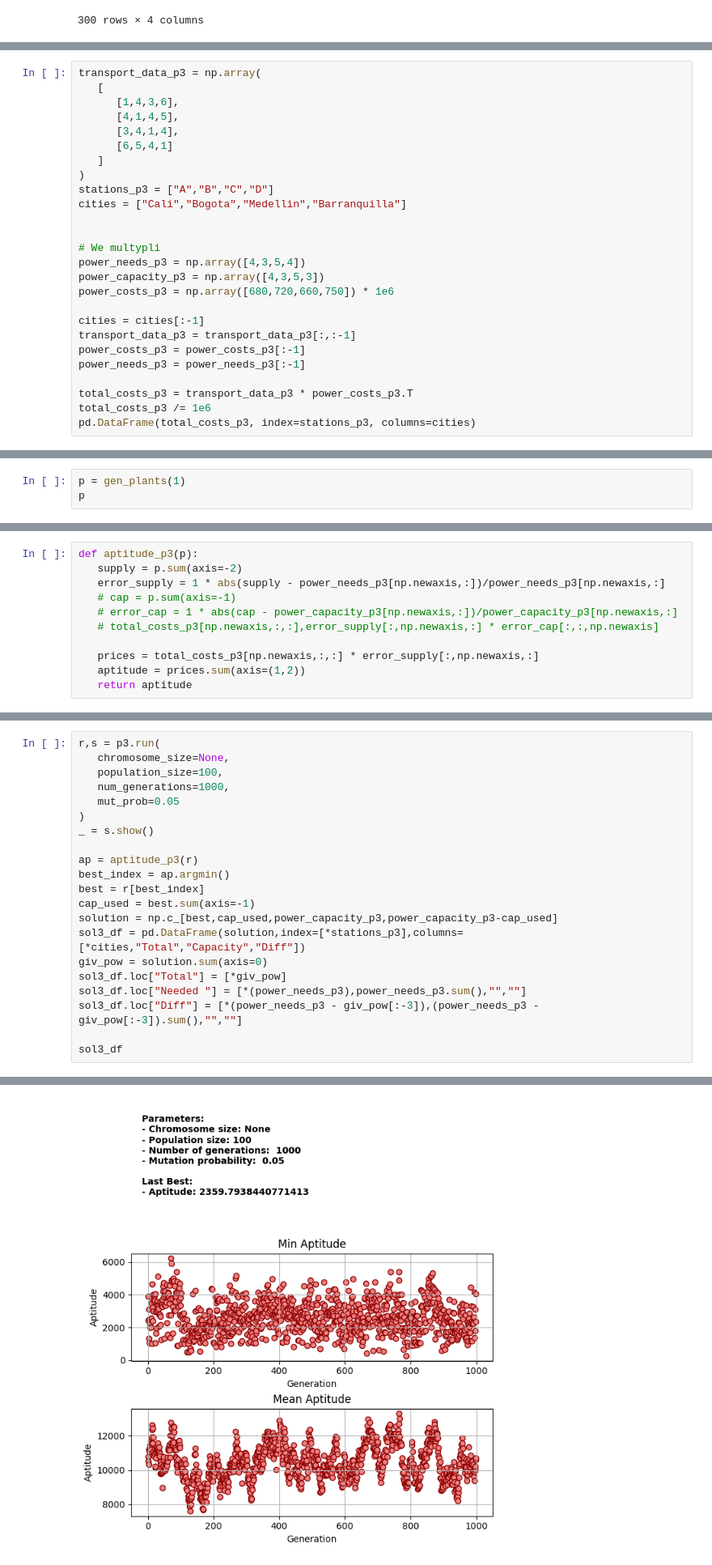
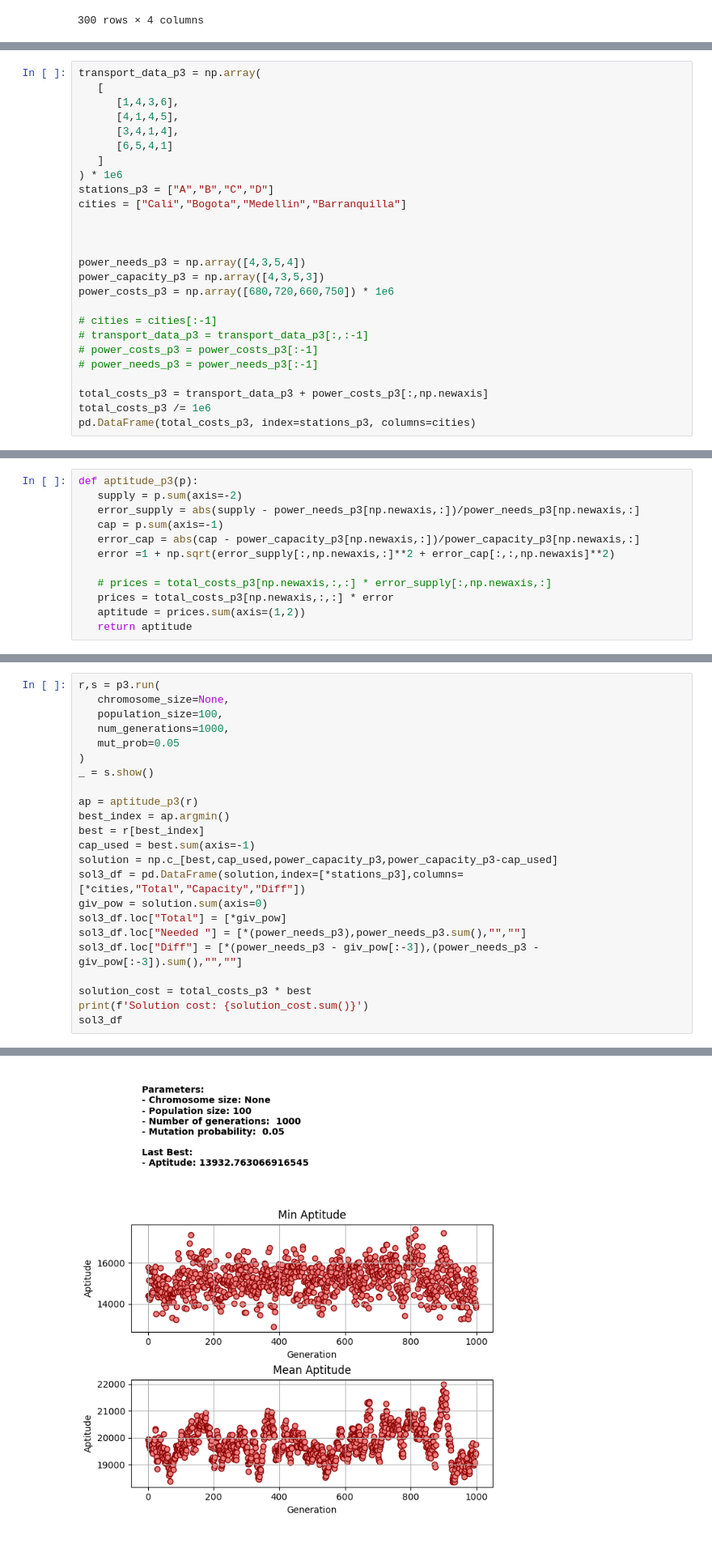
Before and after one commit to sechmo/IA-minirobots-2023-II, a Jupyter notebook: 3. Algoritmos Geneticos/genetic_algorithm.ipynb, the cells around one changed output, grey strips where cells are left out. Shown: that part at 81% size. Drawn from its saved outputs; the diff is of its cells as text.

Commit message:
Fixed some details power plants excercise

```diff
--- a/3. Algoritmos Geneticos/genetic_algorithm.ipynb
+++ b/3. Algoritmos Geneticos/genetic_algorithm.ipynb
@@ -397,22 +397,22 @@ transport_data_p3 = np.array(
       [3,4,1,4],
       [6,5,4,1]
    ]
-)
+) * 1e6
 stations_p3 = ["A","B","C","D"]
 cities = ["Cali","Bogota","Medellin","Barranquilla"]
 
 
-# We multypli
+
 power_needs_p3 = np.array([4,3,5,4])
 power_capacity_p3 = np.array([4,3,5,3])
 power_costs_p3 = np.array([680,720,660,750]) * 1e6
 
-cities = cities[:-1]
-transport_data_p3 = transport_data_p3[:,:-1]
-power_costs_p3 = power_costs_p3[:-1]
-power_needs_p3 = power_needs_p3[:-1]
+# cities = cities[:-1]
+# transport_data_p3 = transport_data_p3[:,:-1]
+# power_costs_p3 = power_costs_p3[:-1]
+# power_needs_p3 = power_needs_p3[:-1]
 
-total_costs_p3 = transport_data_p3 * power_costs_p3.T
+total_costs_p3 = transport_data_p3 + power_costs_p3[:,np.newaxis]
 total_costs_p3 /= 1e6
 pd.DataFrame(total_costs_p3, index=stations_p3, columns=cities)
 # %% [output]
@@ -468,6 +468,3 @@ def mut_plants(pop,mut_prob):
 ## Aptitude
 
 We just evaluate the relative error (lack or excess) of power supplied to each city and scale it by its respective price, the answer is the a weighted price, lower the better
-# %%
-p = gen_plants(1)
-p
@@ -479,12 +471,13 @@ array([[[0.24064081, 1.36451839, 1.02559238],
 # %%
 def aptitude_p3(p):
    supply = p.sum(axis=-2)
-   error_supply = 1 * abs(supply - power_needs_p3[np.newaxis,:])/power_needs_p3[np.newaxis,:]
-   # cap = p.sum(axis=-1)
-   # error_cap = 1 * abs(cap - power_capacity_p3[np.newaxis,:])/power_capacity_p3[np.newaxis,:]
-   # total_costs_p3[np.newaxis,:,:],error_supply[:,np.newaxis,:] * error_cap[:,:,np.newaxis]
+   error_supply = abs(supply - power_needs_p3[np.newaxis,:])/power_needs_p3[np.newaxis,:]
+   cap = p.sum(axis=-1)
+   error_cap = abs(cap - power_capacity_p3[np.newaxis,:])/power_capacity_p3[np.newaxis,:]
+   error =1 + np.sqrt(error_supply[:,np.newaxis,:]**2 + error_cap[:,:,np.newaxis]**2)
 
-   prices = total_costs_p3[np.newaxis,:,:] * error_supply[:,np.newaxis,:]
+   # prices = total_costs_p3[np.newaxis,:,:] * error_supply[:,np.newaxis,:]
+   prices = total_costs_p3[np.newaxis,:,:] * error
    aptitude = prices.sum(axis=(1,2))
    return aptitude
 # %% [markdown]
@@ -527,5 +520,7 @@ sol3_df.loc["Total"] = [*giv_pow]
 sol3_df.loc["Needed "] = [*(power_needs_p3),power_needs_p3.sum(),"",""]
 sol3_df.loc["Diff"] = [*(power_needs_p3 - giv_pow[:-3]),(power_needs_p3 - giv_pow[:-3]).sum(),"",""]
 
+solution_cost = total_costs_p3 * best
+print(f'Solution cost: {solution_cost.sum()}')
 sol3_df
 # %% [output]
@@ -540 +536 @@ sol3_df
-[figure, old version]
+[figure, new version]
```
Also changed, not shown: parts of 3 cells of this notebook.
